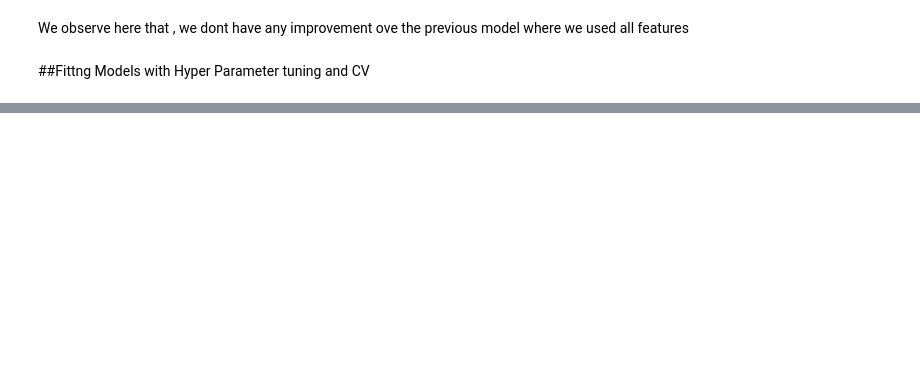
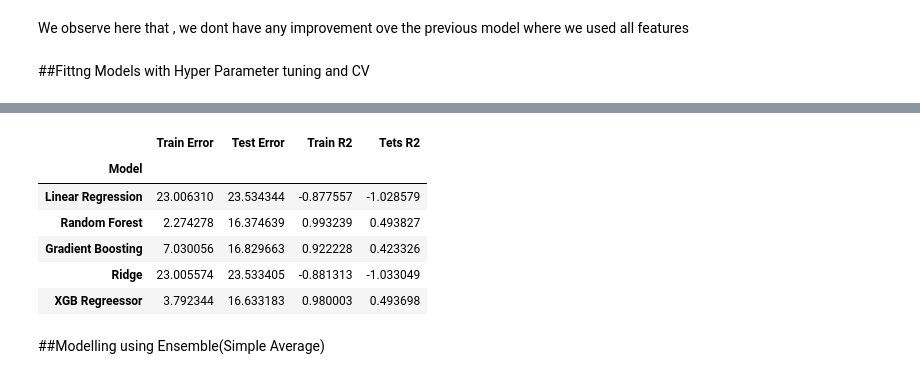
Before and after one commit to Shubhankitsirvaiya/Appliance-Energy-Prediction, a Jupyter notebook: Capstone_Project_Regression.ipynb, the cells around one changed output, grey strips where cells are left out. Drawn from its saved outputs; the diff is of its cells as text; code cells hidden in the pictures; blank space fills up the shorter version.

```diff
--- a/Capstone_Project_Regression.ipynb
+++ b/Capstone_Project_Regression.ipynb
@@ -515,7 +555,7 @@ We observe here that , we dont have any improvement ove the previous model where
 ##Fittng Models with Hyper Parameter tuning and CV
 # %%
 res_tuned=[]
-def tuned_model(Model,params):
+def tuned_model(Model,params,X):
 
   #spliting the Data into training and test
 
@@ -534,7 +574,7 @@ def tuned_model(Model,params):
   #Using Grid Search
 
   model=Model()
-  grid=GridSearchCV(model,params,scoring='r2',cv=3,verbose=1,n_jobs=5)
+  grid=GridSearchCV(model,params,scoring='r2',cv=5,verbose=1,n_jobs=5)
 
   #Fitting the Model
 
@@ -552,14 +592,14 @@ def tuned_model(Model,params):
 
   res_tuned.append([train_err,test_err,train_r2,test_r2])
 
-  return grid
+  return y_train_pred,y_pred
 # %%
-def eval_tuned_data():
+def eval_tuned_data(X):
 
   param_grid_lin = {
               "fit_intercept": [True, False]
               }
-  tuned_model(LinearRegression,param_grid_lin)
+  tuned_model(LinearRegression,param_grid_lin,X)
   print('linear')
 
   param_grid_rf= {
@@ -568,7 +608,7 @@ def eval_tuned_data():
         "min_samples_split" : [2,4,8],
         "bootstrap": [True, False],
         }
-  tuned_model(RandomForestRegressor,param_grid_rf)
+  tuned_model(RandomForestRegressor,param_grid_rf,X)
   print('random')
 
   param_grid_gbm = {
@@ -577,11 +617,11 @@ def eval_tuned_data():
     "max_features":["log2","sqrt"],
     "n_estimators":[50,100]
     }
-  tuned_model(GradientBoostingRegressor,param_grid_gbm)
+  tuned_model(GradientBoostingRegressor,param_grid_gbm,X)
   print('gbm')
 
   param_grid_ridge={'alpha':[1,0.1,0.01]}
-  tuned_model(Ridge,param_grid_ridge)
+  tuned_model(Ridge,param_grid_ridge,X)
   print('ridge')
 
   '''param_grid_svr = {'kernel' : ('linear', 'poly', 'rbf', 'sigmoid'),'C' : [1,10]}
@@ -595,7 +635,7 @@ def eval_tuned_data():
               'min_child_weight': [4],
               'silent': [1],
               'n_estimators': [500]}
-  tuned_model(XGBRegressor,param_grid_xg)
+  tuned_model(XGBRegressor,param_grid_xg,X)
   print('xgb')
 
   tuned_models=['Linear Regression','Random Forest','Gradient Boosting','Ridge','XGB Regreessor']
@@ -605,5 +645,5 @@ def eval_tuned_data():
 
   return df_res_tun
 # %%
-df_res_tun=eval_tuned_data()
+df_res_tun=eval_tuned_data(X_df)
 # %% [output]
@@ -638,0 +673,12 @@ xgb
+# %%
+df_res_tun
+# %% [output]
+|  | Train Error | Test Error | Train R2 | Tets R2 |
+| Model |  |  |  |  |
+| Linear Regression | 23.006310 | 23.534344 | -0.877557 | -1.028579 |
+| Random Forest | 2.274278 | 16.374639 | 0.993239 | 0.493827 |
+| Gradient Boosting | 7.030056 | 16.829663 | 0.922228 | 0.423326 |
+| Ridge | 23.005574 | 23.533405 | -0.881313 | -1.033049 |
+| XGB Regreessor | 3.792344 | 16.633183 | 0.980003 | 0.493698 |
+# %% [markdown]
+##Modelling using Ensemble(Simple Average)
```
Also changed, not shown: parts of 20 cells of this notebook.
